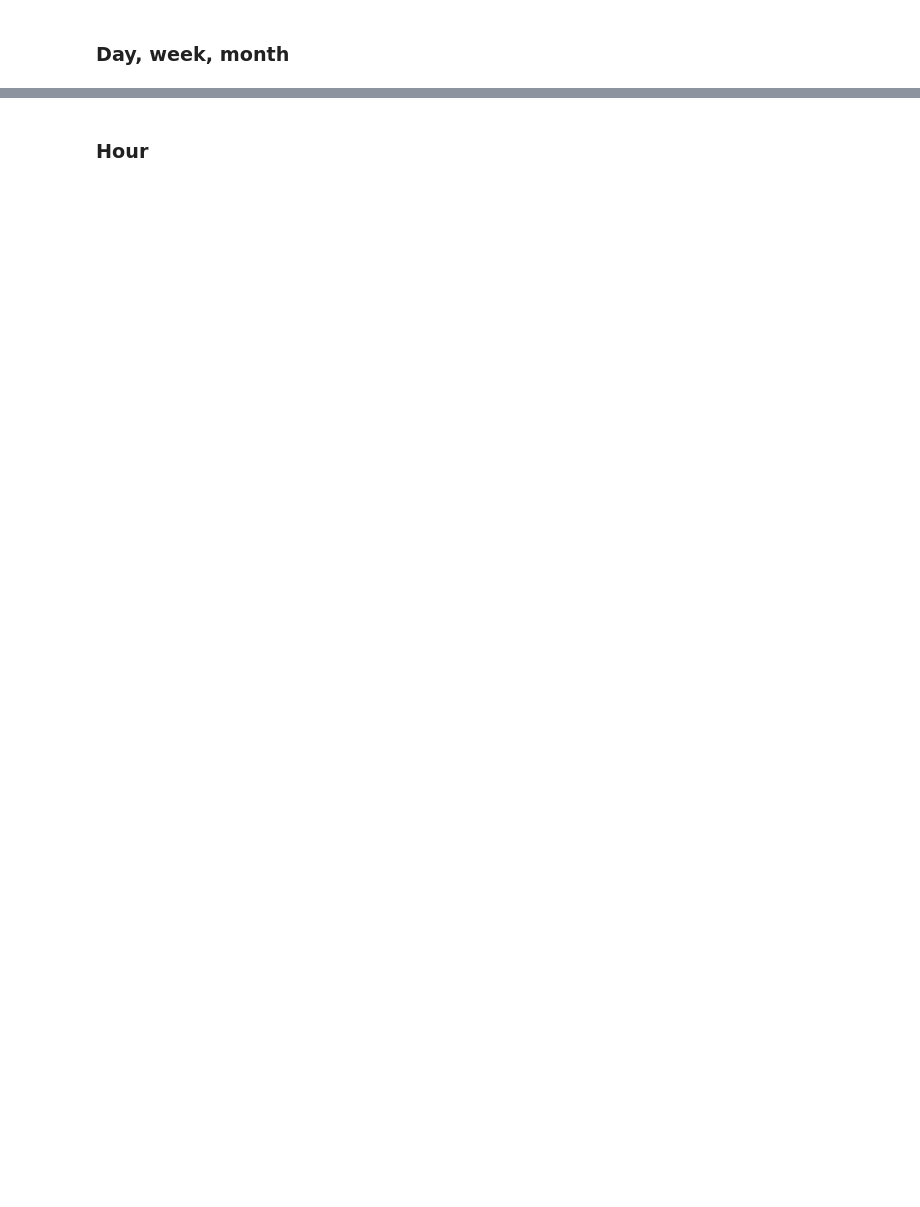
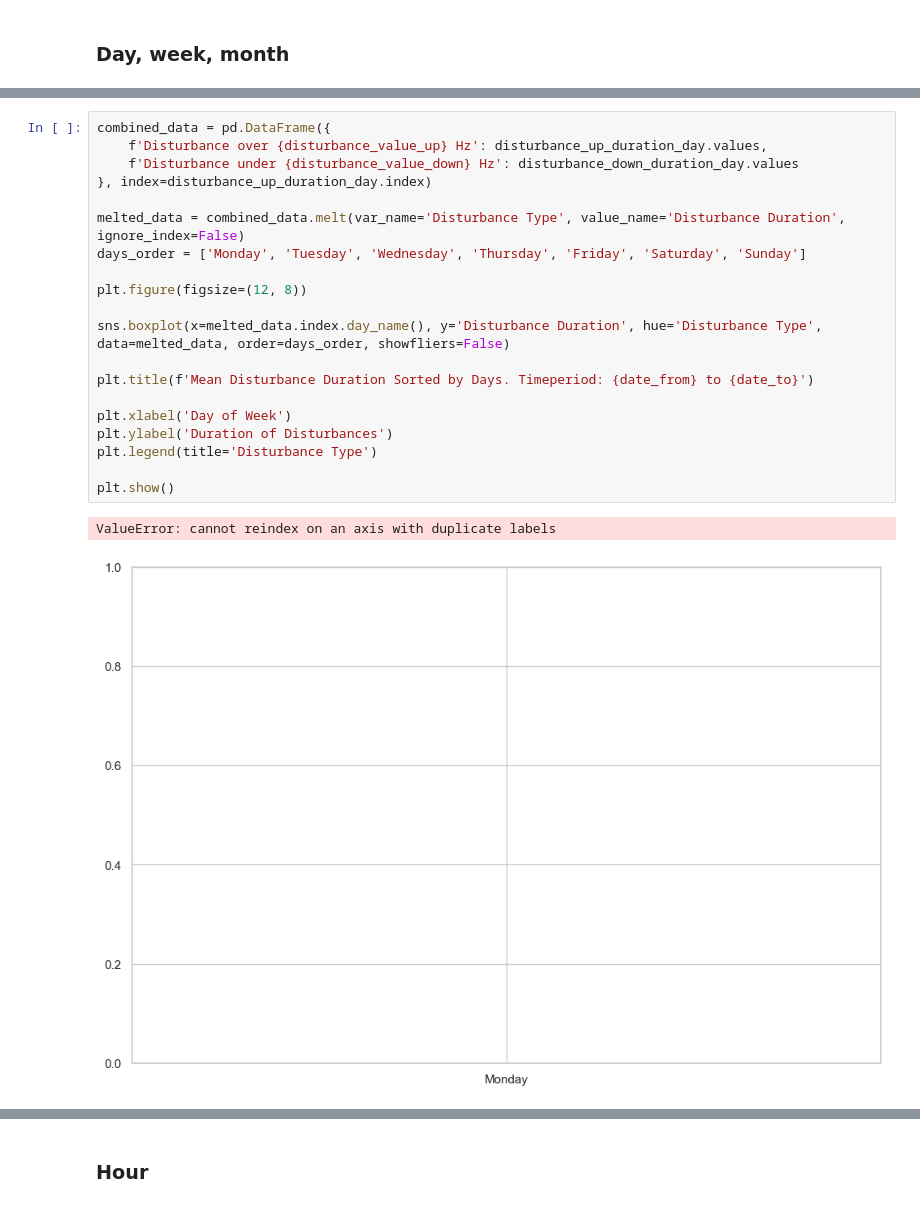
Before and after one commit to HermanCoding/frequency_deviation, a Jupyter notebook: visualize_data.ipynb, the cells around one changed output, grey strips where cells are left out. Drawn from its saved outputs; the diff is of its cells as text; blank space fills up the shorter version.

```diff
--- a/visualize_data.ipynb
+++ b/visualize_data.ipynb
@@ -409,0 +458,23 @@ plt.show()
+# %%
+combined_data = pd.DataFrame({
+    f'Disturbance over {disturbance_value_up} Hz': disturbance_up_duration_day.values,
+    f'Disturbance under {disturbance_value_down} Hz': disturbance_down_duration_day.values
+}, index=disturbance_up_duration_day.index)
+
+melted_data = combined_data.melt(var_name='Disturbance Type', value_name='Disturbance Duration', ignore_index=False)
+days_order = ['Monday', 'Tuesday', 'Wednesday', 'Thursday', 'Friday', 'Saturday', 'Sunday']
+
+plt.figure(figsize=(12, 8))
+
+sns.boxplot(x=melted_data.index.day_name(), y='Disturbance Duration', hue='Disturbance Type', data=melted_data, order=days_order, showfliers=False)
+
+plt.title(f'Mean Disturbance Duration Sorted by Days. Timeperiod: {date_from} to {date_to}')
+
+plt.xlabel('Day of Week')
+plt.ylabel('Duration of Disturbances')
+plt.legend(title='Disturbance Type')
+
+plt.show()
+# %% [output]
+ValueError: cannot reindex on an axis with duplicate labels
+[figure, added]
```
Also changed, not shown: parts of 26 cells of this notebook.
